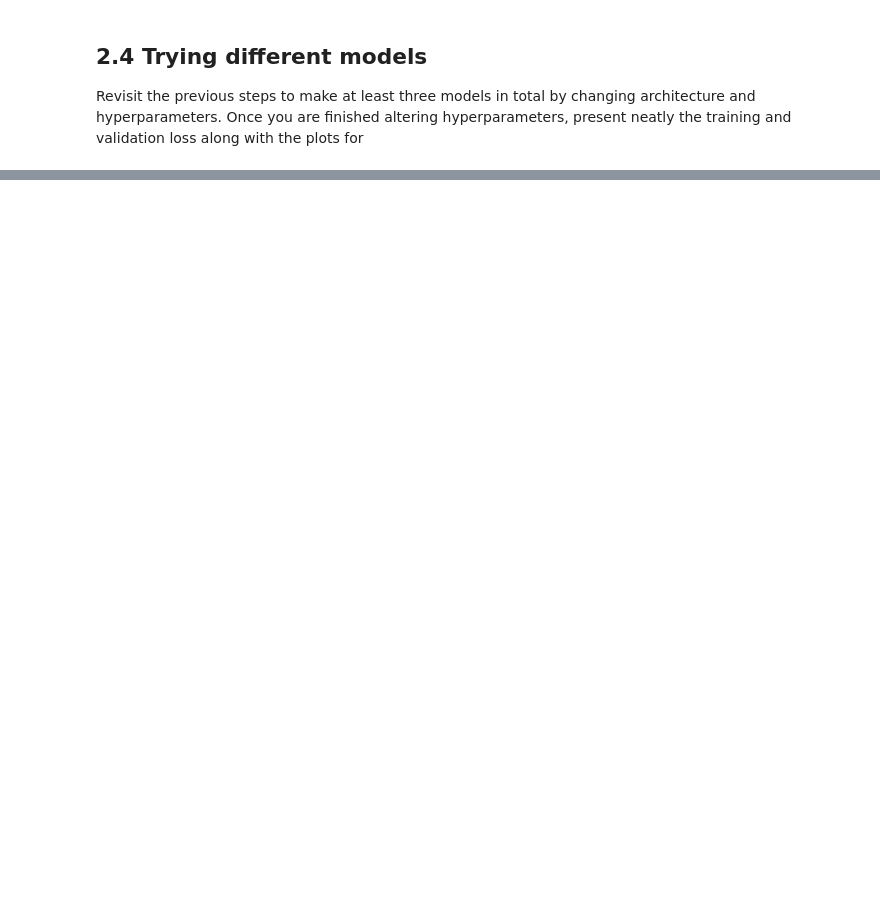
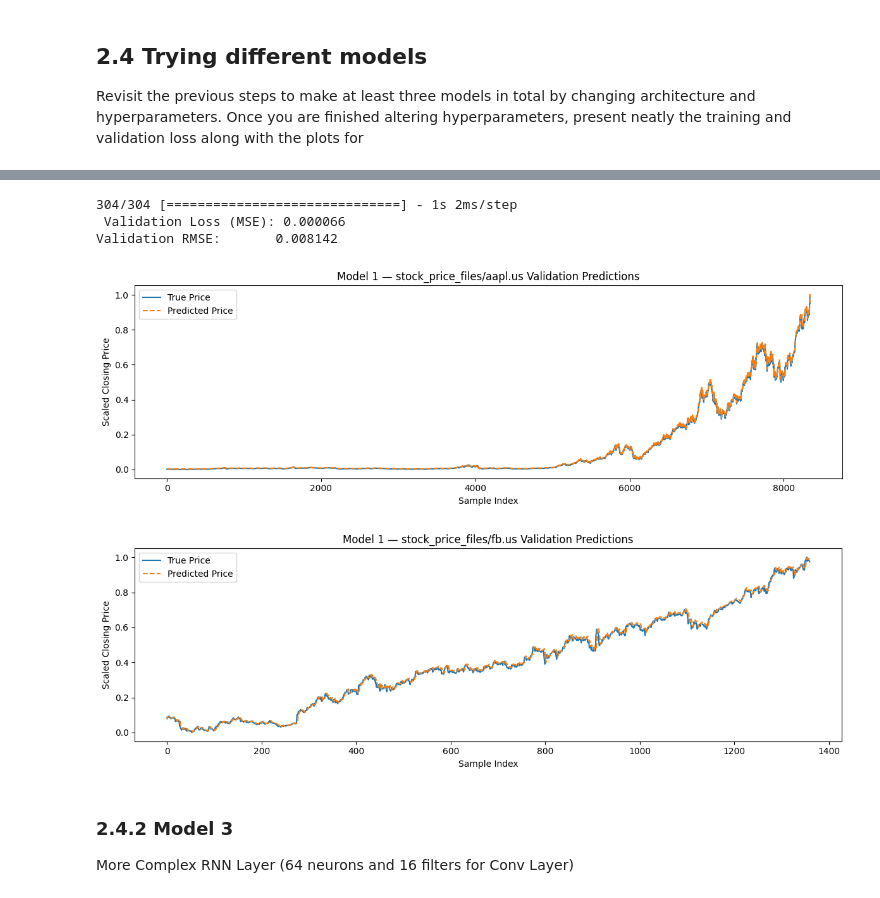
Before and after one commit to DanielMelo46/Neural_Networks_Assignment_1, a Jupyter notebook: assignment_5.ipynb, the cells around one changed output, grey strips where cells are left out. Saved outputs shown, nothing was run; the diff lists cells and outputs as text; code cells hidden in the pictures; blank space fills up the shorter version.

```diff
--- a/assignment_5.ipynb
+++ b/assignment_5.ipynb
@@ -240,0 +243,21 @@ Once you are finished altering hyperparameters, present neatly the training and
+# %%
+model_2 = Sequential(name="model_2_wider_conv")
+model_2.add(Reshape((LOOKBACK, 1), input_shape=(LOOKBACK,)))
+model_2.add(Conv1D(filters=32, kernel_size=3, activation='relu'))
+model_2.add(SimpleRNN(32))
+model_2.add(Dropout(0.4))
+model_2.add(Dense(1))
+model_2.add(Activation('linear'))
+
+model_2.compile(optimizer='adam', loss='mean_squared_error')
+model_2.summary()
+
+history_2 = model_2.fit(
+    x_1_train, y_1_train,
+    epochs=20,
+    batch_size=32,
+    verbose=1
+)
+
+train_loss_2 = history_2.history['loss'][-1]
+print(f"Final Training Loss (MSE): {train_loss_2:.6f}")
@@ -240,0 +282,18 @@ Once you are finished altering hyperparameters, present neatly the training and
+# %%
+y_pred_2 = model_2.predict(x_1_val)
+
+# Calculate validation loss
+val_loss_2 = mean_squared_error(y_1_val, y_pred_2)
+print(f" Validation Loss (MSE): {val_loss_2:.6f}")
+print(f"Validation RMSE:       {np.sqrt(val_loss_2):.6f}")
+
+plot_predictions(y_1_val, y_pred_2, val_files)
+# %% [output]
+304/304 [==============================] - 1s 2ms/step
+ Validation Loss (MSE): 0.000066
+Validation RMSE:       0.008142
+[figure, added]
+[figure, added]
+# %% [markdown]
+### 2.4.2 Model 3
+More Complex RNN Layer (64 neurons and 16 filters for Conv Layer)
```
Also changed, not shown: parts of 7 cells of this notebook.
